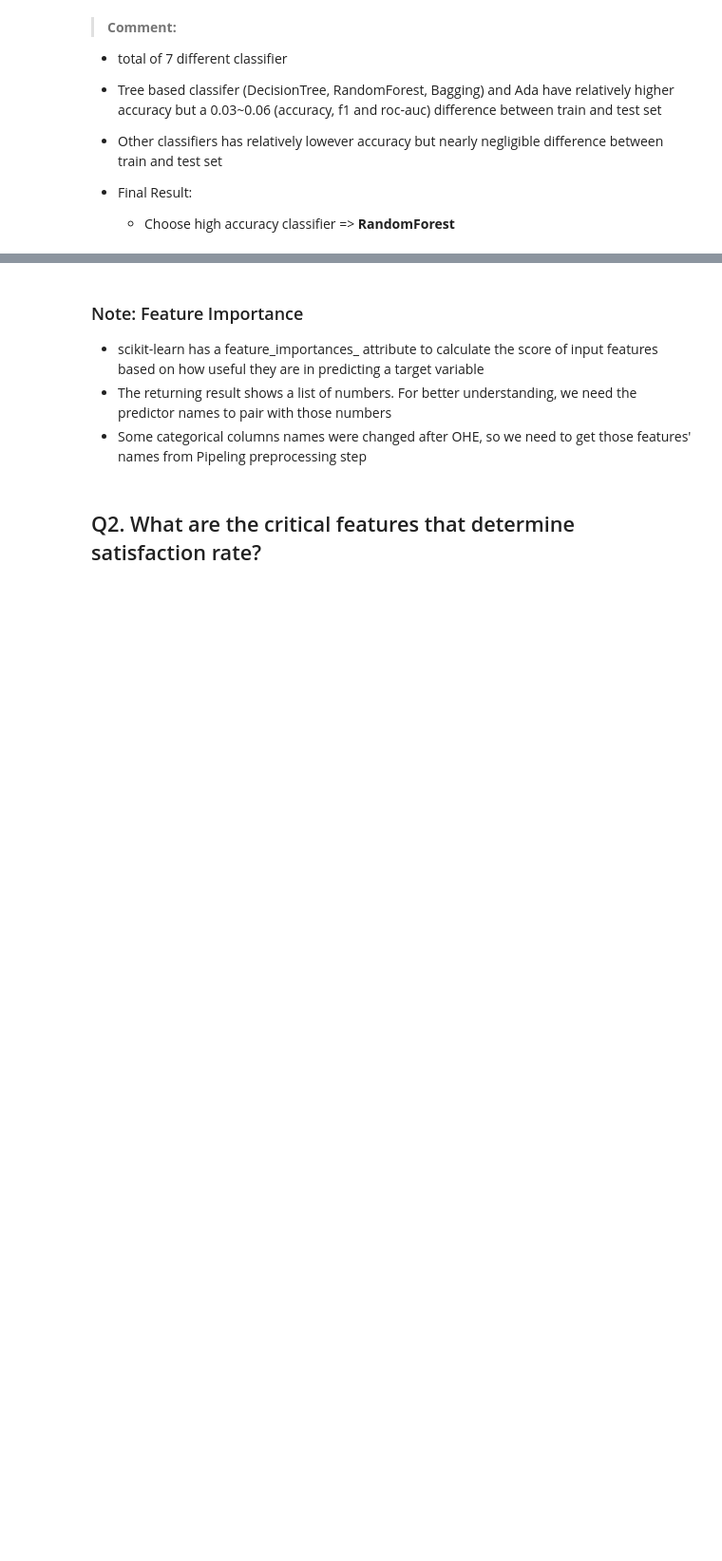
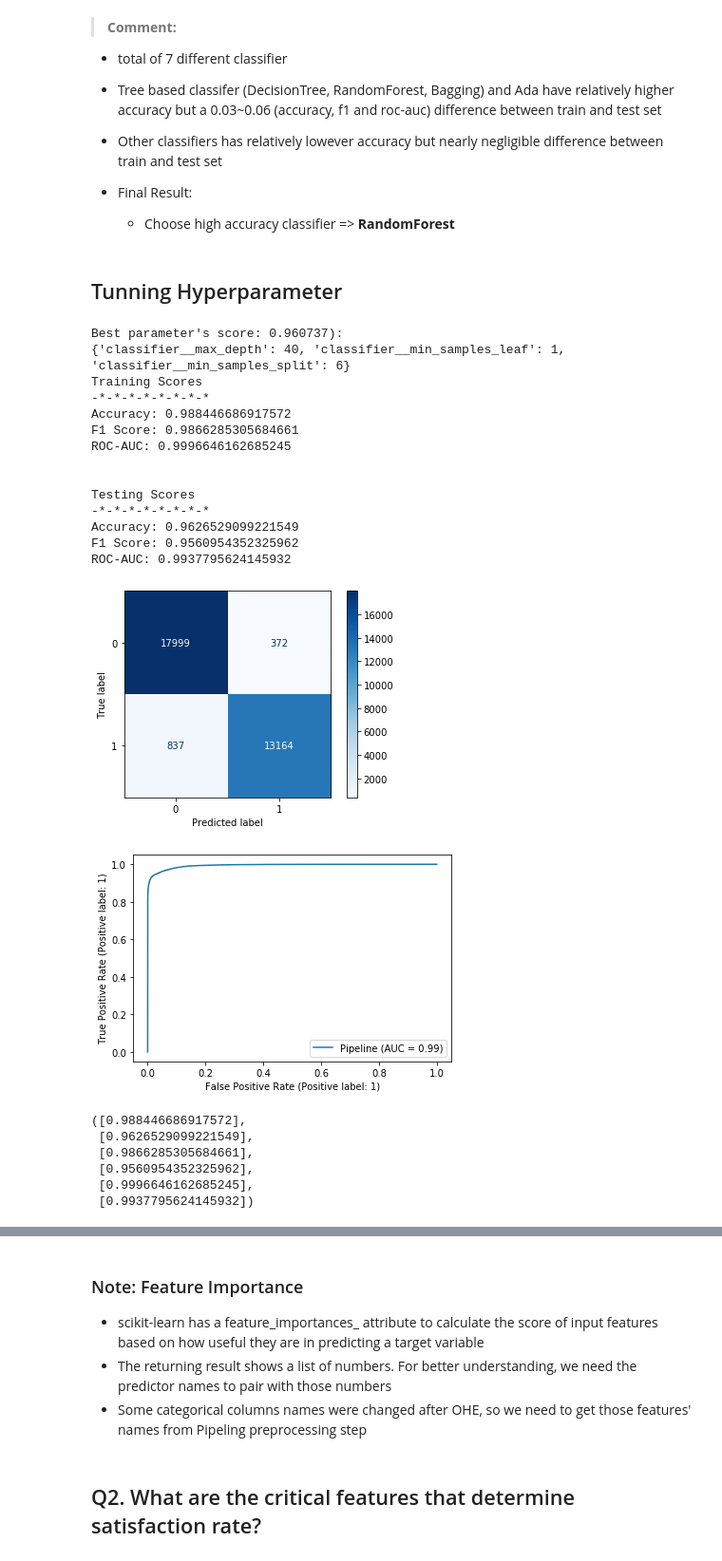
Before and after one commit to jingyunw/Airline_Passenger_Satisfaction_Analysis, a Jupyter notebook: Airline-Passenger-Satisfaction.ipynb, the cells around one changed output, grey strips where cells are left out. Shown at 95% size. Drawn from its saved outputs; the diff is of its cells as text; code cells hidden in the pictures; blank space fills up the shorter version.

Commit message:
up to hyperparameter tunning

```diff
--- a/Airline-Passenger-Satisfaction.ipynb
+++ b/Airline-Passenger-Satisfaction.ipynb
@@ -1208,3 +1215,43 @@ plt.show()
 
 - Final Result:
     - Choose high accuracy classifier => <b>RandomForest</b>
+# %% [markdown]
+## Tunning Hyperparameter
+# %%
+# This should take a little bit longer
+param_grid = {'classifier__max_depth':[None, 35, 40],
+              'classifier__min_samples_split':[2, 6, 10],
+              'classifier__min_samples_leaf':[1, 4, 10]
+              }
+
+search = GridSearchCV(clf_rf, param_grid, n_jobs=-1, cv=3)
+
+search.fit(X_train, y_train)
+
+print(f"Best parameter's score: {search.best_score_:0.6f}):")
+print(search.best_params_)
+
+evaluate(search.best_estimator_, X_train, X_test, y_train, y_test, use_decision_function='no')
+# %% [output]
+Best parameter's score: 0.960737):
+{'classifier__max_depth': 40, 'classifier__min_samples_leaf': 1, 'classifier__min_samples_split': 6}
+Training Scores
+-*-*-*-*-*-*-*-*
+Accuracy: 0.988446686917572
+F1 Score: 0.9866285305684661
+ROC-AUC: 0.9996646162685245
+
+
+Testing Scores
+-*-*-*-*-*-*-*-*
+Accuracy: 0.9626529099221549
+F1 Score: 0.9560954352325962
+ROC-AUC: 0.9937795624145932
+[figure, added]
+[figure, added]
+([0.988446686917572],
+ [0.9626529099221549],
+ [0.9866285305684661],
+ [0.9560954352325962],
+ [0.9996646162685245],
+ [0.9937795624145932])
```
Also changed, not shown: parts of 11 cells of this notebook.
